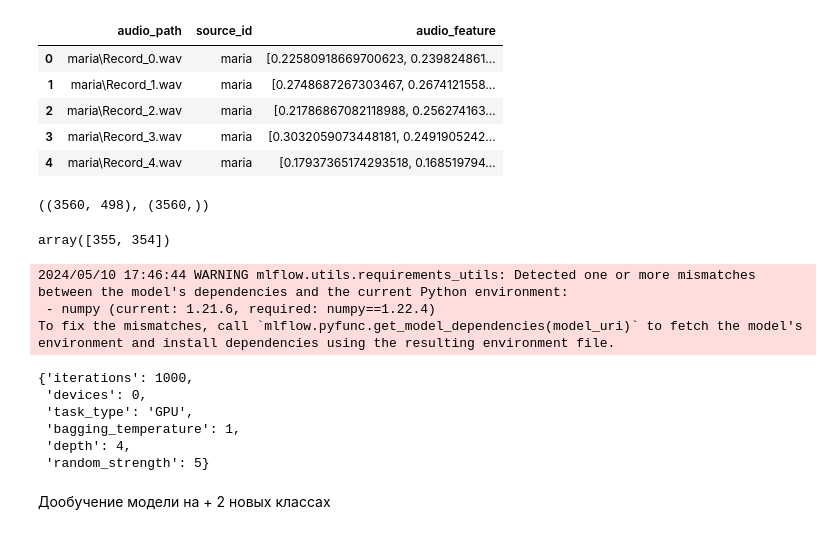
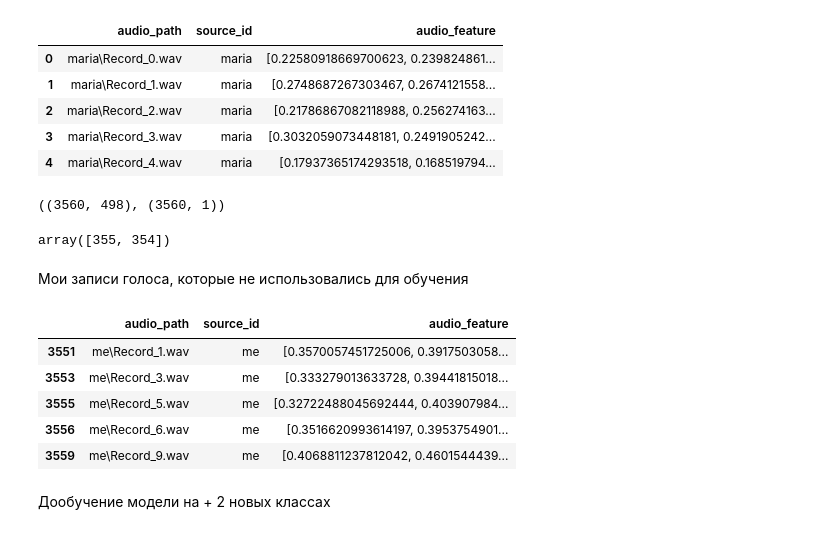
Before and after one commit to qdzzzxc/voice_classification_dusha, a Jupyter notebook: evaluation_model.ipynb, the cells around one changed output. Drawn from its saved outputs; the diff is of its cells as text; code cells hidden in the pictures.

```diff
--- a/evaluation_model.ipynb
+++ b/evaluation_model.ipynb
@@ -33,13 +35,13 @@ df_me.head()
 | 3 | maria\Record_3.wav | maria | [0.3032059073448181, 0.2491905242... |
 | 4 | maria\Record_4.wav | maria | [0.17937365174293518, 0.168519794... |
 # %%
-eval_df = pd.concat([df_t, df_me])
+eval_df = pd.concat([df_t, df_me]).reset_index(drop=True)
 # %%
 X = np.vstack(eval_df.audio_feature.to_numpy()).reshape(eval_df.shape[0] , -1)
 le = LabelEncoder()
-y = le.fit_transform(eval_df.source_id)
+y = pd.DataFrame(le.fit_transform(eval_df.source_id))
 
 X.shape, y.shape
 # %% [output]
-((3560, 498), (3560,))
+((3560, 498), (3560, 1))
 # %%
@@ -48,20 +50,16 @@ le.transform(['me', 'maria'])
 array([355, 354])
 # %%
 X_train, X_val, y_train, y_val = train_test_split(X, y, test_size=0.5, random_state=42, stratify=y)
-# %%
-experiment = '354 classes, 5 per class'
-model_name = 'catboost tuned'
-_, params = get_model_and_params(experiment, model_name)
-params
-# %% [output]
-2024/05/10 17:46:44 WARNING mlflow.utils.requirements_utils: Detected one or more mismatches between the model's dependencies and the current Python environment:
- - numpy (current: 1.21.6, required: numpy==1.22.4)
-To fix the mismatches, call `mlflow.pyfunc.get_model_dependencies(model_uri)` to fetch the model's environment and install dependencies using the resulting environment file.
-{'iterations': 1000,
- 'devices': 0,
- 'task_type': 'GPU',
- 'bagging_temperature': 1,
- 'depth': 4,
- 'random_strength': 5}
+# %% [markdown]
+Мои записи голоса, которые не использовались для обучения
+# %%
+eval_df.iloc[list(set(eval_df[eval_df.source_id == 'me'].index) & set(y_val.index))].sort_index()
+# %% [output]
+|  | audio_path | source_id | audio_feature |
+| 3551 | me\Record_1.wav | me | [0.3570057451725006, 0.3917503058... |
+| 3553 | me\Record_3.wav | me | [0.333279013633728, 0.39441815018... |
+| 3555 | me\Record_5.wav | me | [0.32722488045692444, 0.403907984... |
+| 3556 | me\Record_6.wav | me | [0.3516620993614197, 0.3953754901... |
+| 3559 | me\Record_9.wav | me | [0.4068811237812042, 0.4601544439... |
 # %% [markdown]
 Дообучение модели на + 2 новых классах
```
Also changed, not shown: parts of 6 cells of this notebook, 21 other files.
